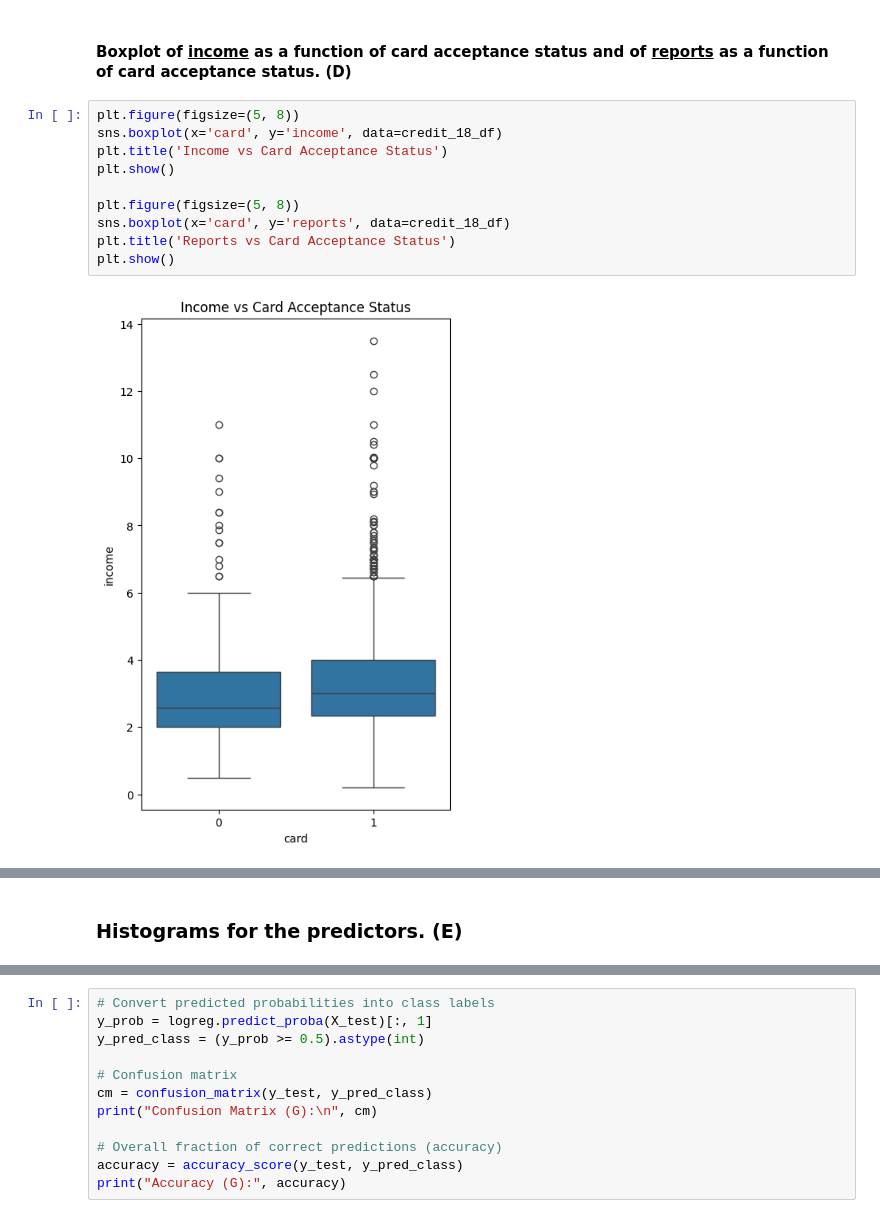
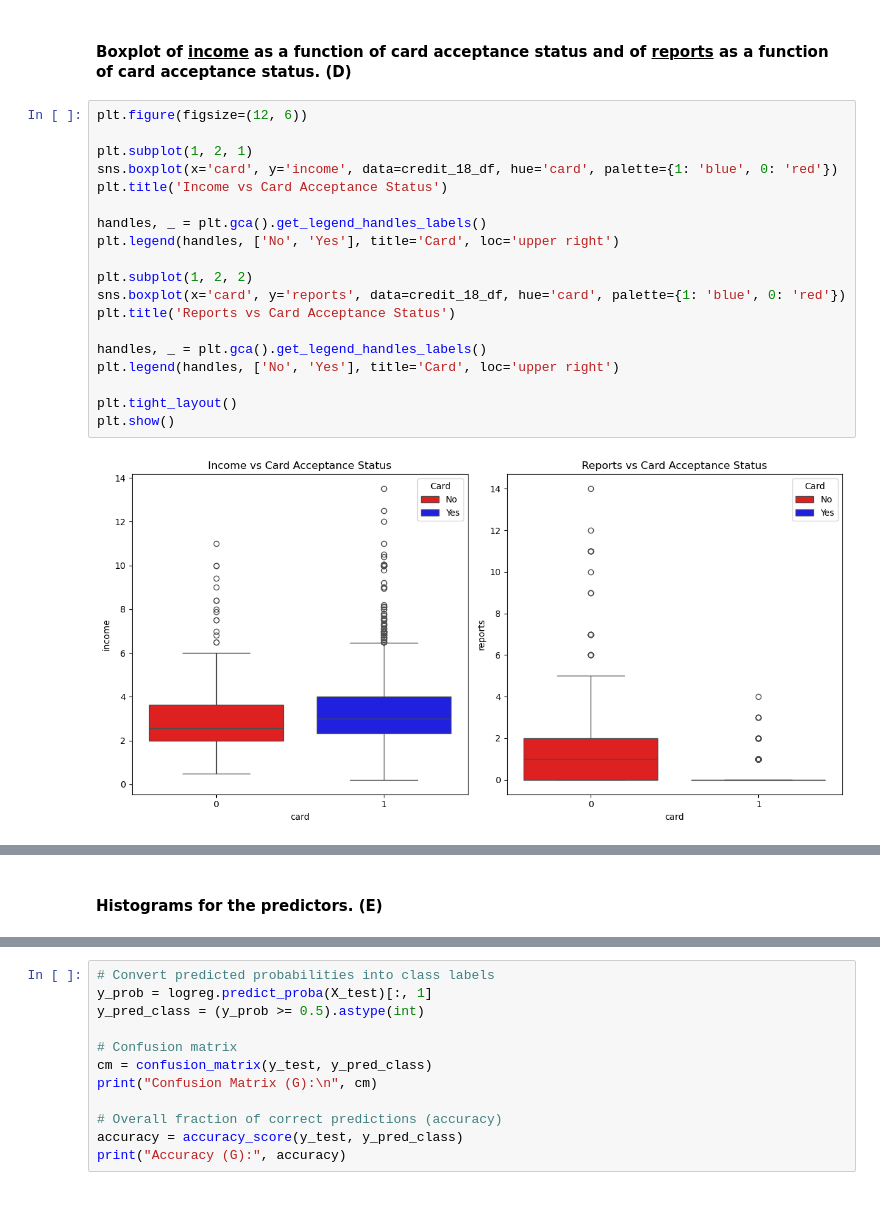
Before and after one commit to mcarbajal2/IFI8420-Assignments, a Jupyter notebook: Assignment 3/Assignment3.ipynb, the cells around one changed output, grey strips where cells are left out. Cells and saved outputs as stored; diff of their text form.

```diff
--- a/Assignment 3/Assignment3.ipynb
+++ b/Assignment 3/Assignment3.ipynb
@@ -104,14 +104,23 @@ plt.show()
 # %% [markdown]
 #### Boxplot of <u>income</u> as a function of card acceptance status and of <u>reports</u> as a function of card acceptance status. (<b>D</b>)
 # %%
-plt.figure(figsize=(5, 8))
-sns.boxplot(x='card', y='income', data=credit_18_df)
+plt.figure(figsize=(12, 6))
+
+plt.subplot(1, 2, 1)
+sns.boxplot(x='card', y='income', data=credit_18_df, hue='card', palette={1: 'blue', 0: 'red'})
 plt.title('Income vs Card Acceptance Status')
+
+handles, _ = plt.gca().get_legend_handles_labels()
+plt.legend(handles, ['No', 'Yes'], title='Card', loc='upper right')
+
+plt.subplot(1, 2, 2)
+sns.boxplot(x='card', y='reports', data=credit_18_df, hue='card', palette={1: 'blue', 0: 'red'})
+plt.title('Reports vs Card Acceptance Status')
+
+handles, _ = plt.gca().get_legend_handles_labels()
+plt.legend(handles, ['No', 'Yes'], title='Card', loc='upper right')
+
+plt.tight_layout()
 plt.show()
-
-plt.figure(figsize=(5, 8))
-sns.boxplot(x='card', y='reports', data=credit_18_df)
-plt.title('Reports vs Card Acceptance Status')
-plt.show()
 # %% [output]
-[figure, old version]
+[figure, new version]
@@ -119,5 +127,5 @@ plt.show()
 # %% [markdown]
-### Histograms for the predictors. (<b>E</b>)
+#### Histograms for the predictors. (<b>E</b>)
 # %%
 credit_18_df['log_share'] = np.log(credit_18_df['share'])
 credit_18_df['log_reports'] = np.log(credit_18_df['reports'] + 1)
```
Also changed, not shown: parts of 11 cells of this notebook.
